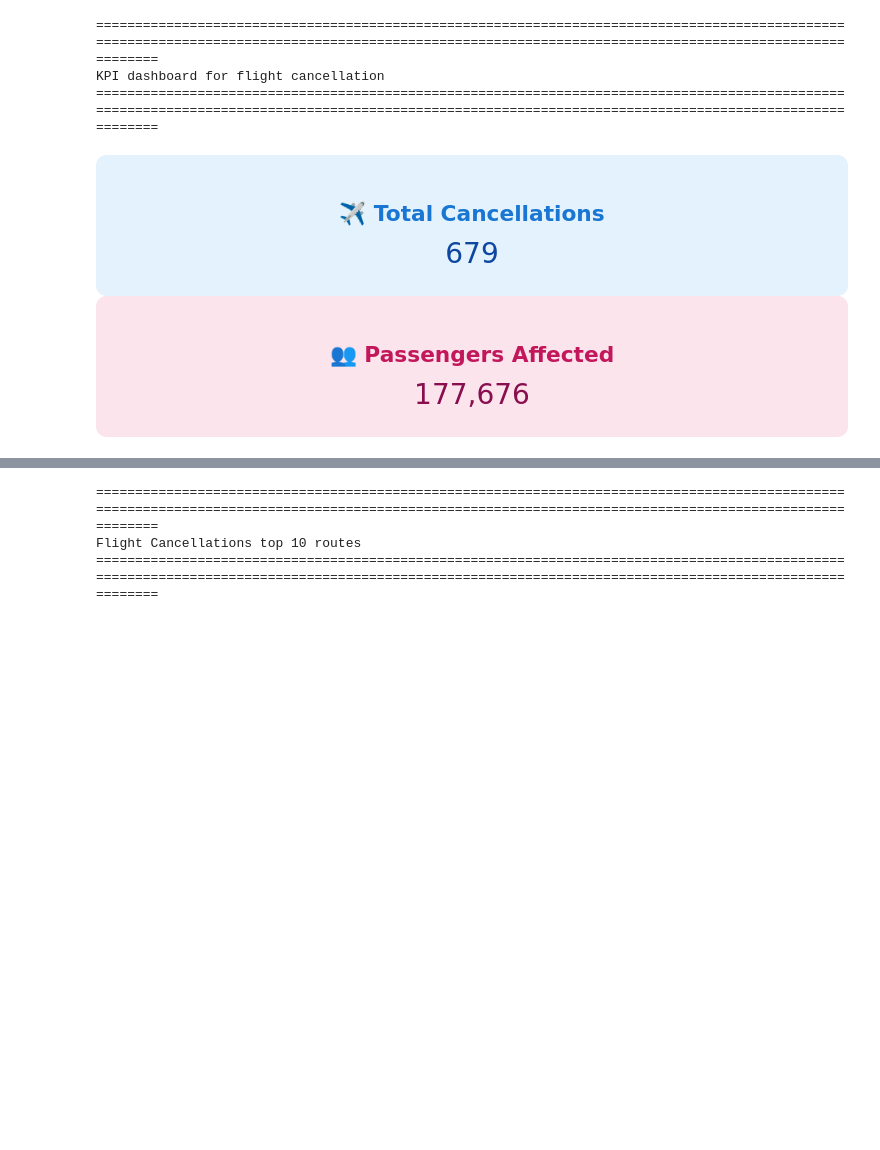
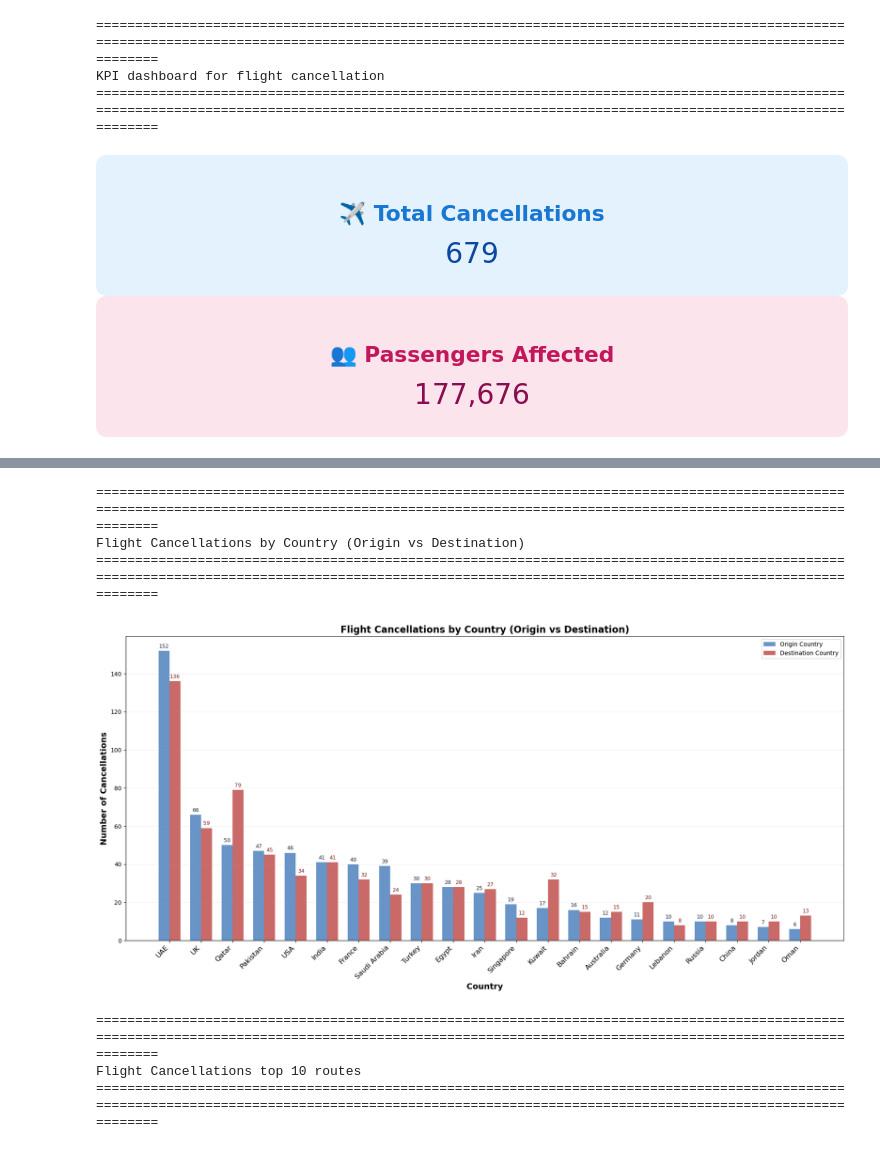
Before and after one commit to Ramyashok94/data720-python, a Jupyter notebook: Final_project/Ramya_Ashok_Kumar_FinalProject.ipynb, the cells around one changed output, grey strips where cells are left out. Drawn from its saved outputs; the diff is of its cells as text; code cells hidden in the pictures; blank space fills up the shorter version.

```diff
--- a/Final_project/Ramya_Ashok_Kumar_FinalProject.ipynb
+++ b/Final_project/Ramya_Ashok_Kumar_FinalProject.ipynb
@@ -625,3 +591,71 @@ Flight Cancellations by Country (Origin vs Destination)
+# %%
+print("="*200)
+print("Flight Cancellations by Country (Origin vs Destination)")
+print("="*200)
+
+import numpy as np
+import matplotlib.pyplot as plt
+
+# Recompute country-level counts
+origin_country_counts = (
+    flight_cancellation.groupby('origin_country')['flight_number']
+    .count()
+    .reset_index(name='origin_count')
+)
+destination_country_counts = (
+    flight_cancellation.groupby('destination_country')['flight_number']
+    .count()
+    .reset_index(name='destination_count')
+)
+
+# Combine and sort by total cancellations
+all_countries = set(origin_country_counts['origin_country']).union(destination_country_counts['destination_country'])
+summary = []
+for country in all_countries:
+    origin = origin_country_counts.loc[origin_country_counts['origin_country'] == country, 'origin_count']
+    dest = destination_country_counts.loc[destination_country_counts['destination_country'] == country, 'destination_count']
+    summary.append({
+        'country': country,
+        'origin_count': int(origin.values[0]) if not origin.empty else 0,
+        'destination_count': int(dest.values[0]) if not dest.empty else 0,
+        'total': int(origin.values[0]) if not origin.empty else 0 + int(dest.values[0]) if not dest.empty else 0
+    })
+summary_df = pd.DataFrame(summary)
+summary_df = summary_df.sort_values('total', ascending=False)
+
+x = np.arange(len(summary_df['country']))
+width = 0.35
+
+fig, ax = plt.subplots(figsize=(18, 9))
+bars1 = ax.bar(x - width/2, summary_df['origin_count'], width, label='Origin Country', color='#4F81BD', alpha=0.85)
+bars2 = ax.bar(x + width/2, summary_df['destination_count'], width, label='Destination Country', color='#C0504D', alpha=0.85)
+
+# Annotate bars
+for bar in bars1:
+    height = bar.get_height()
+    if height > 0:
+        ax.annotate(f'{int(height)}', xy=(bar.get_x() + bar.get_width()/2, height), xytext=(0, 3),
+                    textcoords="offset points", ha='center', va='bottom', fontsize=9, color='#1B2838')
+for bar in bars2:
+    height = bar.get_height()
+    if height > 0:
+        ax.annotate(f'{int(height)}', xy=(bar.get_x() + bar.get_width()/2, height), xytext=(0, 3),
+                    textcoords="offset points", ha='center', va='bottom', fontsize=9, color='#7B241C')
+
+ax.set_xticks(x)
+ax.set_xticklabels(summary_df['country'], rotation=45, ha='right', fontsize=12)
+ax.set_xlabel('Country', fontsize=14, fontweight='bold')
+ax.set_ylabel('Number of Cancellations', fontsize=14, fontweight='bold')
+ax.set_title('Flight Cancellations by Country (Origin vs Destination)', fontsize=16, fontweight='bold')
+ax.legend()
+ax.grid(axis='y', alpha=0.2)
+plt.tight_layout()
+plt.show()
+# %% [output]
+========================================================================================================================================================================================================
+Flight Cancellations by Country (Origin vs Destination)
+========================================================================================================================================================================================================
+[figure, added]
 # %%
 print("="*200)
 print("Flight Cancellations top 10 routes")
```
Also changed, not shown: parts of 18 cells of this notebook.
